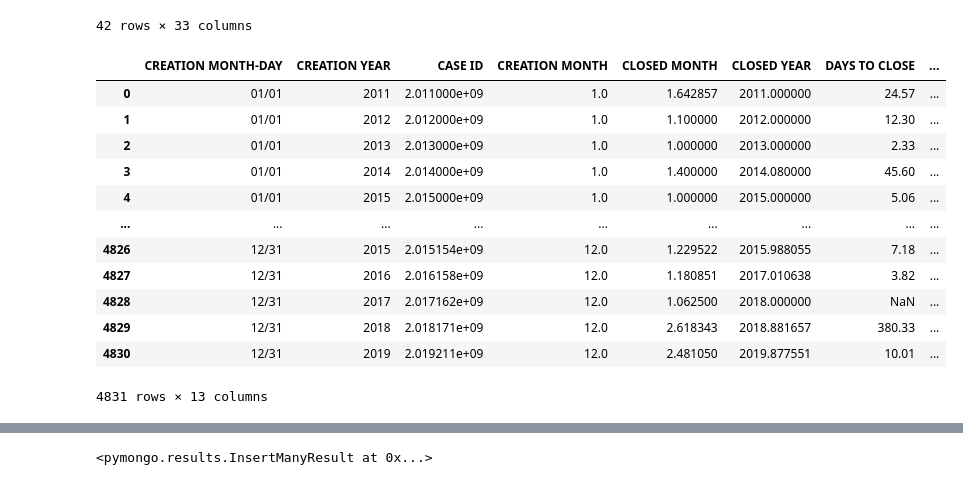
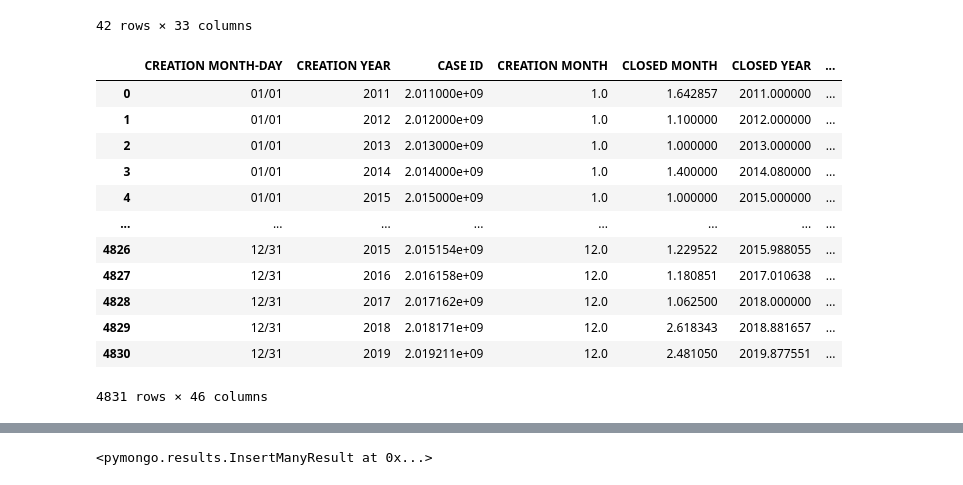
Before and after one commit to Sasmita28/city-service, a Jupyter notebook: City_Data_Cleaning.ipynb, the cells around one changed output, grey strips where cells are left out. Cells and saved outputs as stored; diff of their text form; code cells hidden in the pictures.

```diff
--- a/City_Data_Cleaning.ipynb
+++ b/City_Data_Cleaning.ipynb
@@ -163,24 +163,35 @@ data.loc[data['CREATION DATE'] == '05/20/2020']
 | 41 | 2020069939 | PHONE | Public Works | Public Works-Capital Projects-Signs | Signs-Traffic Sign-Damaged – Emer... | Signs | Traffic Sign | Damaged - Emergency | 05/20/2020 | ... |
 42 rows × 33 columns
 # %%
-#Calculate Average 'DAYS TO CLOSE' Value for Each Date
+#Calculate Average & Count of 'DAYS TO CLOSE' Value for Each Date
 avg_days_to_close = data.groupby(['CREATION MONTH-DAY', 'CREATION YEAR']).mean()
 avg_days_to_close['DAYS TO CLOSE'] = avg_days_to_close['DAYS TO CLOSE'].round(2)
+avg_days_to_close = avg_days_to_close.rename(columns={'DAYS TO CLOSE':'AVERAGE DAYS TO CLOSE'})
 avg_days_to_close['30-60-90 Days Open Window'] = avg_days_to_close['30-60-90 Days Open Window'].round(2)
+avg_days_to_close = avg_days_to_close.rename(columns={'30-60-90 Days Open Window':'Average 30-60-90 Days Open Window'})
 avg_days_to_close = avg_days_to_close.reset_index(level=['CREATION MONTH-DAY', 'CREATION YEAR'])
-avg_days_to_close
+
+count_days_to_close = data.groupby(['CREATION MONTH-DAY', 'CREATION YEAR']).count()
+count_days_to_close['DAYS TO CLOSE'] = count_days_to_close['DAYS TO CLOSE'].round(2)
+count_days_to_close = count_days_to_close.rename(columns={'DAYS TO CLOSE':'COUNT DAYS TO CLOSE'})
+count_days_to_close['30-60-90 Days Open Window'] = count_days_to_close['30-60-90 Days Open Window'].round(2)
+count_days_to_close = count_days_to_close.rename(columns={'30-60-90 Days Open Window':'Count 30-60-90 Days Open Window'})
+count_days_to_close = count_days_to_close.reset_index(level=['CREATION MONTH-DAY', 'CREATION YEAR'])
+
+agg_days_to_close = avg_days_to_close.join(count_days_to_close, how="inner", lsuffix="", rsuffix="_extra")
+agg_days_to_close
 # %% [output]
-|  | CREATION MONTH-DAY | CREATION YEAR | CASE ID | CREATION MONTH | CLOSED MONTH | CLOSED YEAR | DAYS TO CLOSE | ... |
-| 0 | 01/01 | 2011 | 2.011000e+09 | 1.0 | 1.642857 | 2011.000000 | 24.57 | ... |
-| 1 | 01/01 | 2012 | 2.012000e+09 | 1.0 | 1.100000 | 2012.000000 | 12.30 | ... |
-| 2 | 01/01 | 2013 | 2.013000e+09 | 1.0 | 1.000000 | 2013.000000 | 2.33 | ... |
-| 3 | 01/01 | 2014 | 2.014000e+09 | 1.0 | 1.400000 | 2014.080000 | 45.60 | ... |
-| 4 | 01/01 | 2015 | 2.015000e+09 | 1.0 | 1.000000 | 2015.000000 | 5.06 | ... |
-| ... | ... | ... | ... | ... | ... | ... | ... | ... |
-| 4826 | 12/31 | 2015 | 2.015154e+09 | 12.0 | 1.229522 | 2015.988055 | 7.18 | ... |
-| 4827 | 12/31 | 2016 | 2.016158e+09 | 12.0 | 1.180851 | 2017.010638 | 3.82 | ... |
-| 4828 | 12/31 | 2017 | 2.017162e+09 | 12.0 | 1.062500 | 2018.000000 | NaN | ... |
-| 4829 | 12/31 | 2018 | 2.018171e+09 | 12.0 | 2.618343 | 2018.881657 | 380.33 | ... |
-| 4830 | 12/31 | 2019 | 2.019211e+09 | 12.0 | 2.481050 | 2019.877551 | 10.01 | ... |
+|  | CREATION MONTH-DAY | CREATION YEAR | CASE ID | CREATION MONTH | CLOSED MONTH | CLOSED YEAR | ... |
+| 0 | 01/01 | 2011 | 2.011000e+09 | 1.0 | 1.642857 | 2011.000000 | ... |
+| 1 | 01/01 | 2012 | 2.012000e+09 | 1.0 | 1.100000 | 2012.000000 | ... |
+| 2 | 01/01 | 2013 | 2.013000e+09 | 1.0 | 1.000000 | 2013.000000 | ... |
+| 3 | 01/01 | 2014 | 2.014000e+09 | 1.0 | 1.400000 | 2014.080000 | ... |
+| 4 | 01/01 | 2015 | 2.015000e+09 | 1.0 | 1.000000 | 2015.000000 | ... |
+| ... | ... | ... | ... | ... | ... | ... | ... |
+| 4826 | 12/31 | 2015 | 2.015154e+09 | 12.0 | 1.229522 | 2015.988055 | ... |
+| 4827 | 12/31 | 2016 | 2.016158e+09 | 12.0 | 1.180851 | 2017.010638 | ... |
+| 4828 | 12/31 | 2017 | 2.017162e+09 | 12.0 | 1.062500 | 2018.000000 | ... |
+| 4829 | 12/31 | 2018 | 2.018171e+09 | 12.0 | 2.618343 | 2018.881657 | ... |
+| 4830 | 12/31 | 2019 | 2.019211e+09 | 12.0 | 2.481050 | 2019.877551 | ... |
-4831 rows × 13 columns
+4831 rows × 46 columns
 # %%
```
Also changed, not shown: parts of 9 cells of this notebook, 4 other files.
